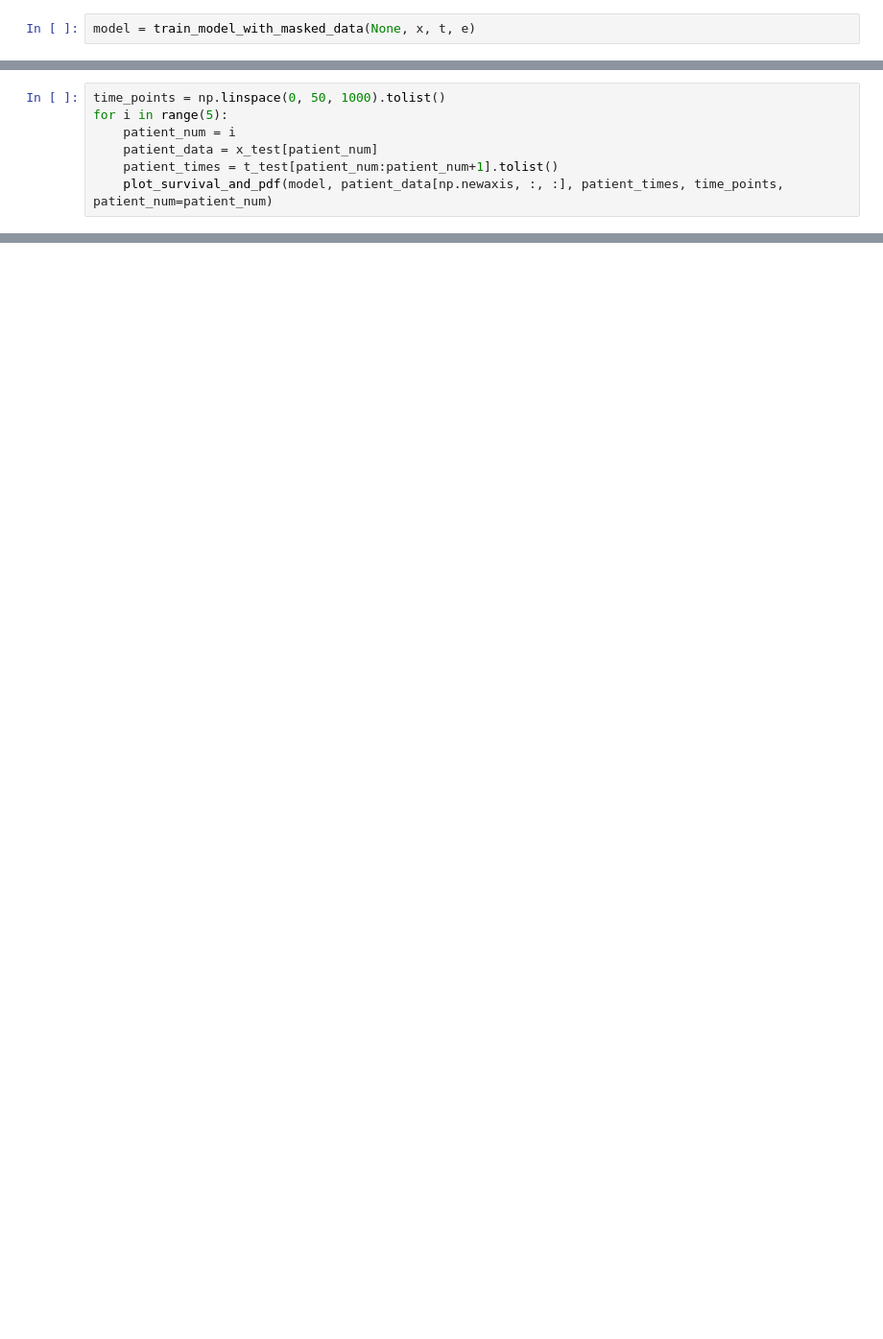
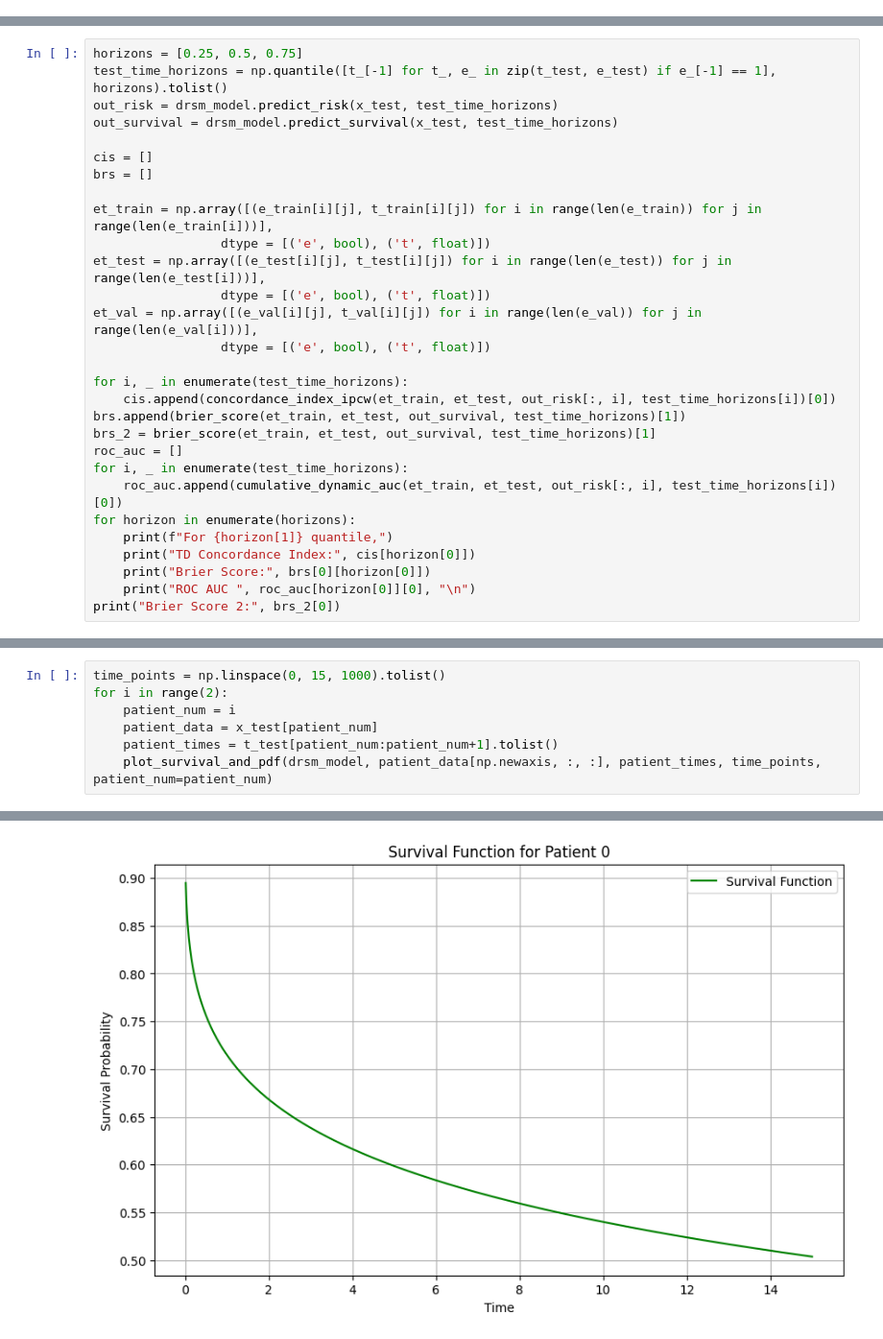
Before and after one commit to jcj59/TimeSurvivalGANs, a Jupyter notebook: notebooks/DeepSurvivalMachines.ipynb, the cells around one changed output, grey strips where cells are left out. Shown at 96% size. Saved outputs shown, nothing was run; the diff lists cells and outputs as text; blank space fills up the shorter version.

```diff
--- a/notebooks/DeepSurvivalMachines.ipynb
+++ b/notebooks/DeepSurvivalMachines.ipynb
@@ -494,2 +0,0 @@ def train_model(x, t, e):
-# %%
-model = train_model_with_masked_data(None, x, t, e)
@@ -627,7 +0,0 @@ array([6.6778009 , 6.11652612, 5.74143029])
-# %%
-time_points = np.linspace(0, 50, 1000).tolist()
-for i in range(5):
-    patient_num = i
-    patient_data = x_test[patient_num]
-    patient_times = t_test[patient_num:patient_num+1].tolist()
-    plot_survival_and_pdf(model, patient_data[np.newaxis, :, :], patient_times, time_points, patient_num=patient_num)
@@ -701,0 +161,29 @@ array([794.5698492 , 453.28729049, 311.50964238])
+# %%
+horizons = [0.25, 0.5, 0.75]
+test_time_horizons = np.quantile([t_[-1] for t_, e_ in zip(t_test, e_test) if e_[-1] == 1], horizons).tolist()
+out_risk = drsm_model.predict_risk(x_test, test_time_horizons)
+out_survival = drsm_model.predict_survival(x_test, test_time_horizons)
+
+cis = []
+brs = []
+
+et_train = np.array([(e_train[i][j], t_train[i][j]) for i in range(len(e_train)) for j in range(len(e_train[i]))],
+                 dtype = [('e', bool), ('t', float)])
+et_test = np.array([(e_test[i][j], t_test[i][j]) for i in range(len(e_test)) for j in range(len(e_test[i]))],
+                 dtype = [('e', bool), ('t', float)])
+et_val = np.array([(e_val[i][j], t_val[i][j]) for i in range(len(e_val)) for j in range(len(e_val[i]))],
+                 dtype = [('e', bool), ('t', float)])
+
+for i, _ in enumerate(test_time_horizons):
+    cis.append(concordance_index_ipcw(et_train, et_test, out_risk[:, i], test_time_horizons[i])[0])
+brs.append(brier_score(et_train, et_test, out_survival, test_time_horizons)[1])
+brs_2 = brier_score(et_train, et_test, out_survival, test_time_horizons)[1]
+roc_auc = []
+for i, _ in enumerate(test_time_horizons):
+    roc_auc.append(cumulative_dynamic_auc(et_train, et_test, out_risk[:, i], test_time_horizons[i])[0])
+for horizon in enumerate(horizons):
+    print(f"For {horizon[1]} quantile,")
+    print("TD Concordance Index:", cis[horizon[0]])
+    print("Brier Score:", brs[0][horizon[0]])
+    print("ROC AUC ", roc_auc[horizon[0]][0], "\n")
+print("Brier Score 2:", brs_2[0])
@@ -701,0 +268,8 @@ array([794.5698492 , 453.28729049, 311.50964238])
+# %%
+time_points = np.linspace(0, 15, 1000).tolist()
+for i in range(2):
+    patient_num = i
+    patient_data = x_test[patient_num]
+    patient_times = t_test[patient_num:patient_num+1].tolist()
+    plot_survival_and_pdf(drsm_model, patient_data[np.newaxis, :, :], patient_times, time_points, patient_num=patient_num)
+# %% [output]
@@ -701,0 +282 @@ array([794.5698492 , 453.28729049, 311.50964238])
+[figure, added]
```
Also changed, not shown: parts of 79 cells of this notebook, 41 other files.
